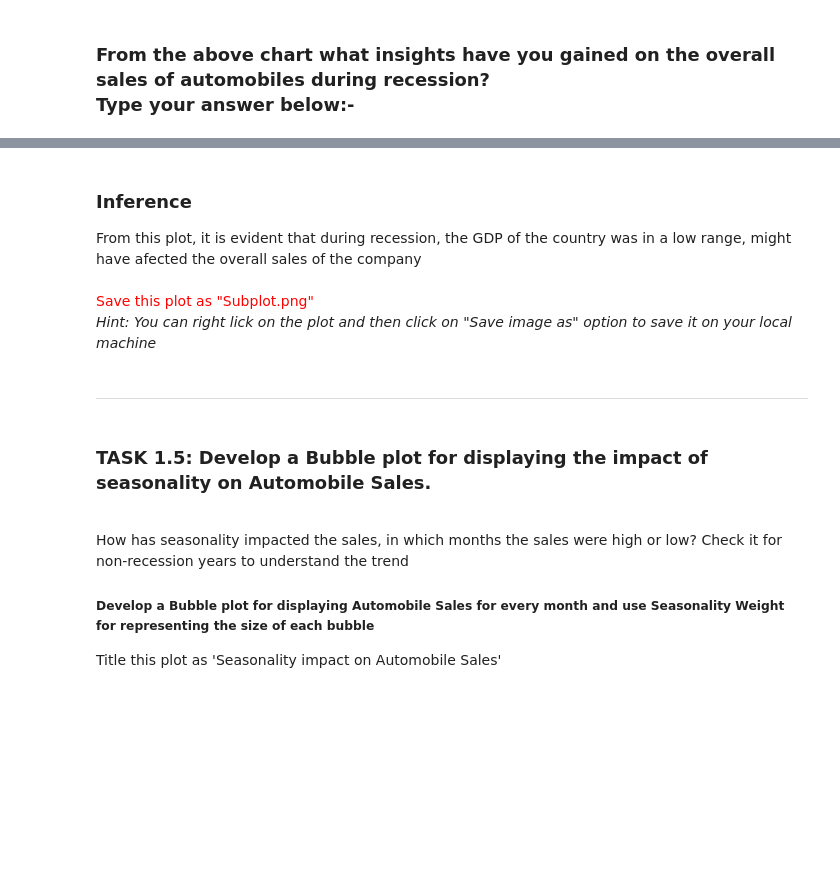
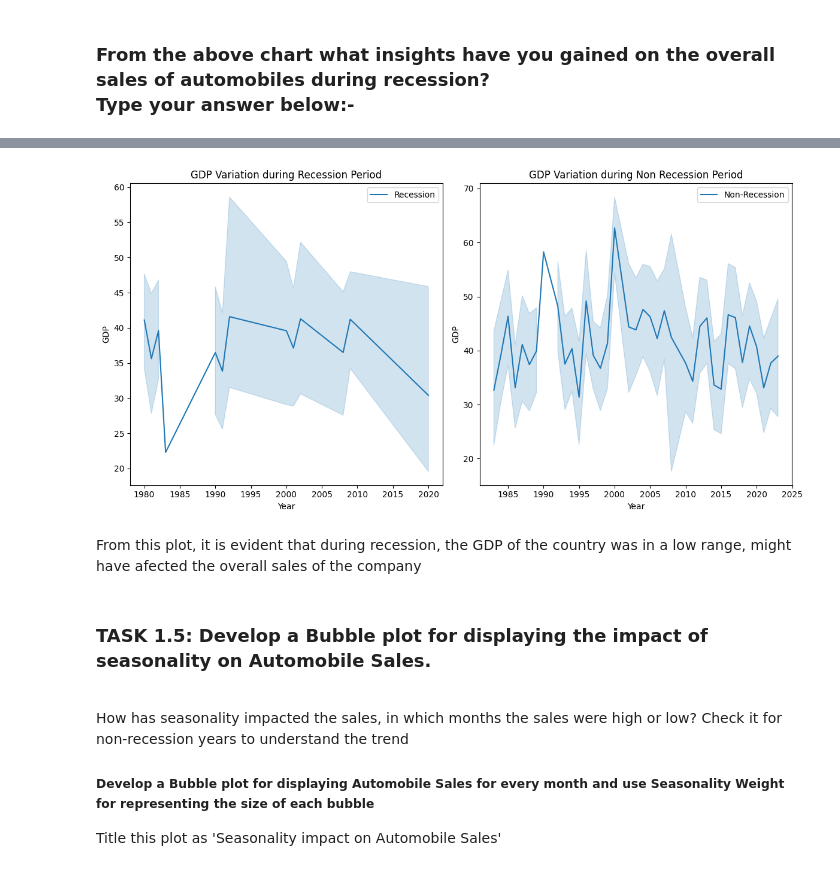
Before and after one commit to phanduchuyyyy/automobile_sales_trend, a Jupyter notebook: data visual p1.ipynb, the cells around one changed output, grey strips where cells are left out. Drawn from its saved outputs; the diff is of its cells as text; code cells hidden in the pictures; blank space fills up the shorter version.

```diff
--- a/data visual p1.ipynb
+++ b/data visual p1.ipynb
@@ -457,11 +220,27 @@ Save this plot as "Bar_Chart.png"</span><br>
+# %%
+  rec_data = df[df['Recession'] == 1]
+  non_rec_data = df[df['Recession'] == 0]
+  fig=plt.figure(figsize=(12, 6))
+  ax0 = fig.add_subplot(1, 2, 1)
+  ax1 = fig.add_subplot(1 ,2 ,2 )
+
+  #plt.subplot(1, 2, 1)
+  sns.lineplot(x='Year', y='GDP', data=rec_data, label='Recession', ax=ax0)
+  ax0.set_xlabel('Year')
+  ax0.set_ylabel('GDP')
+  ax0.set_title('GDP Variation during Recession Period')
+
+  #plt.subplot(1, 2, 2)
+  sns.lineplot(x='Year', y='GDP', data=non_rec_data, label='Non-Recession',ax=ax1)
+  ax1.set_xlabel('Year')
+  ax1.set_ylabel('GDP')
+  ax1.set_title('GDP Variation during Non Recession Period')
+
+  plt.tight_layout()
+# %% [output]
+[figure, added]
 # %% [markdown]
-### Inference
-From this plot, it is evident that during recession, the GDP of the country was in a low range, might have afected the overall sales of the company<br><br>
-<span style="color:red">
-Save this plot as "Subplot.png"</span><br>
-*Hint: You can right lick on the plot and then click on "Save image as" option to save it on your local machine*
+From this plot, it is evident that during recession, the GDP of the country was in a low range, might have afected the overall sales of the company
-# %% [markdown]
----
 # %% [markdown]
 ### TASK 1.5: Develop a Bubble plot for displaying the impact of seasonality on Automobile Sales.
 <br>How has seasonality impacted the sales, in which months the sales were high or low? Check it for non-recession years to understand the trend
```
Also changed, not shown: parts of 84 cells of this notebook.
